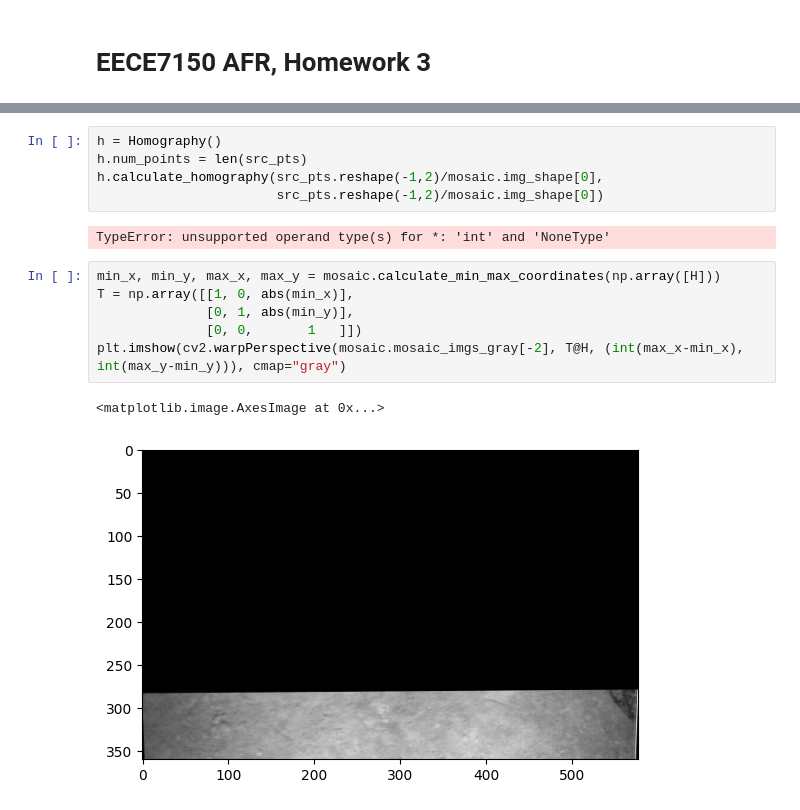
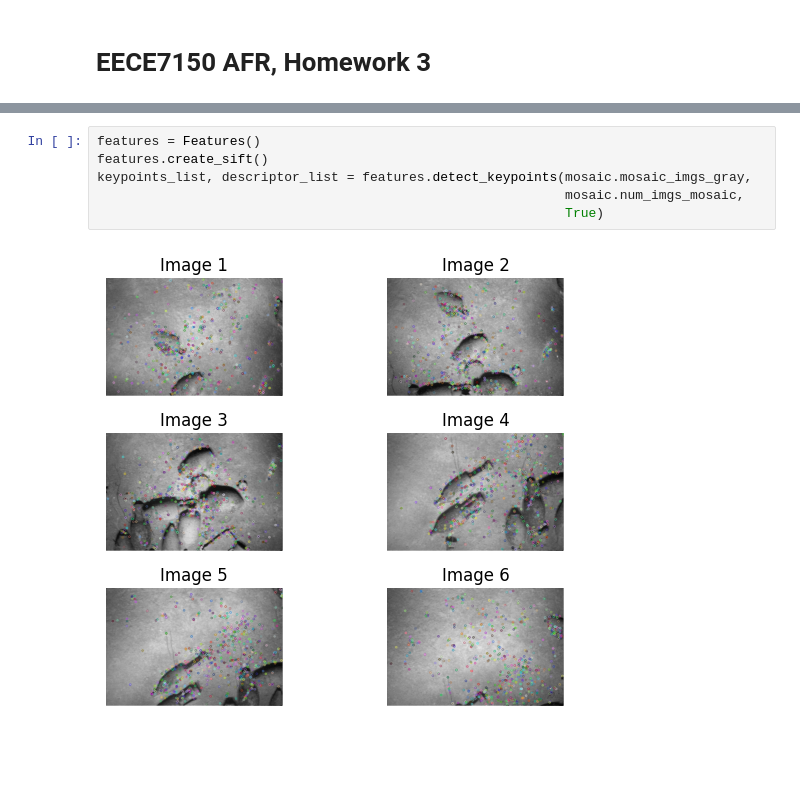
Before and after one commit to anway0904/autonomous_field_robotics, a Jupyter notebook: HW3_factor_graphs/HW3.ipynb, the cells around one changed output, grey strips where cells are left out. Drawn from its saved outputs; the diff is of its cells as text; blank space fills up the shorter version.

```diff
--- a/HW3_factor_graphs/HW3.ipynb
+++ b/HW3_factor_graphs/HW3.ipynb
@@ -105,16 +19,8 @@ array([[0.8333333 , 0.5677083 ],
-# %%
-h = Homography()
-h.num_points = len(src_pts)
-h.calculate_homography(src_pts.reshape(-1,2)/mosaic.img_shape[0],
-                       src_pts.reshape(-1,2)/mosaic.img_shape[0])
-# %% [output]
-TypeError: unsupported operand type(s) for *: 'int' and 'NoneType'
-# %%
-min_x, min_y, max_x, max_y = mosaic.calculate_min_max_coordinates(np.array([H]))
-T = np.array([[1, 0, abs(min_x)],
-              [0, 1, abs(min_y)],
-              [0, 0,       1   ]])
-plt.imshow(cv2.warpPerspective(mosaic.mosaic_imgs_gray[-2], T@H, (int(max_x-min_x), int(max_y-min_y))), cmap="gray")
-# %% [output]
-<matplotlib.image.AxesImage at 0x...>
-[figure, removed]
+# %%
+features = Features()
+features.create_sift()
+keypoints_list, descriptor_list = features.detect_keypoints(mosaic.mosaic_imgs_gray,
+                                                            mosaic.num_imgs_mosaic,
+                                                            True)
+# %% [output]
+[figure, added]
```
Also changed, not shown: parts of 11 cells of this notebook, 4 other files.
